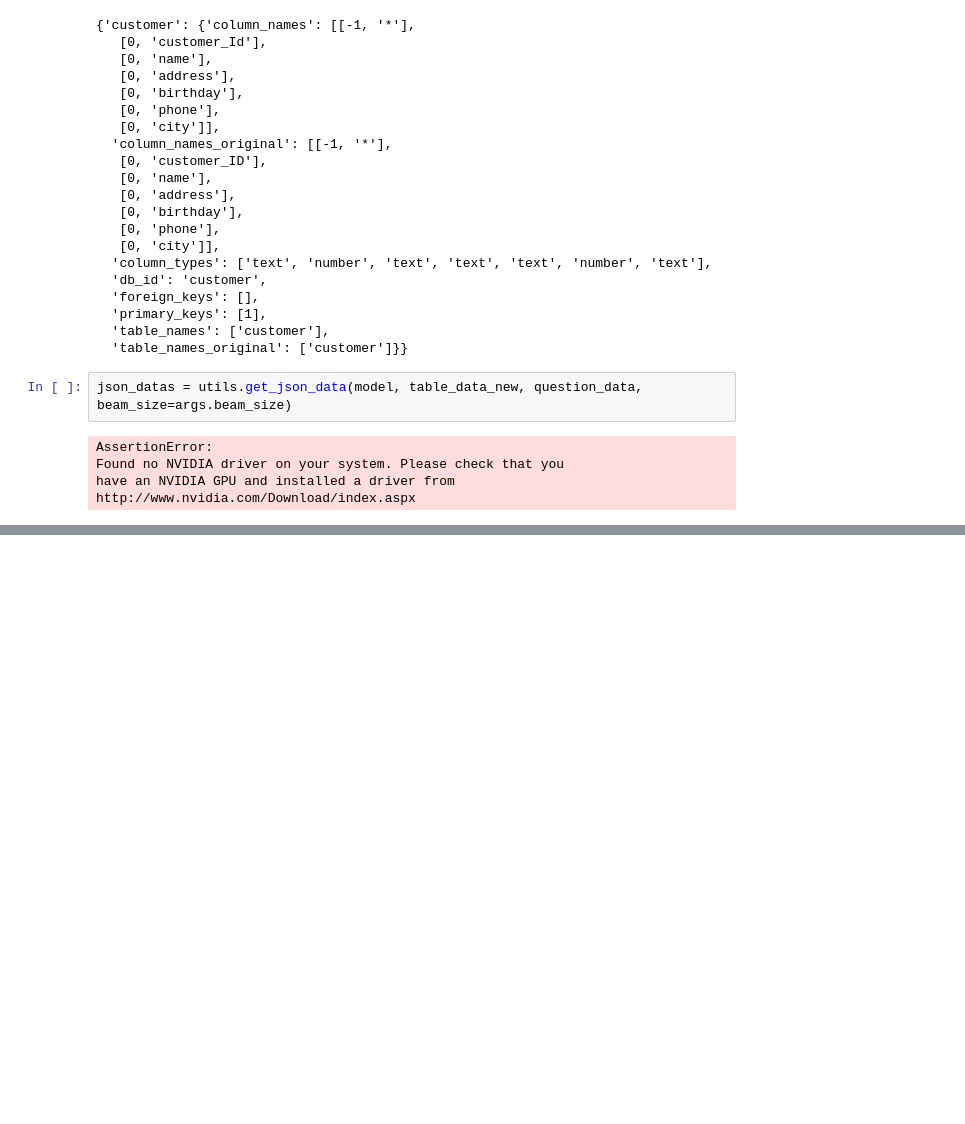
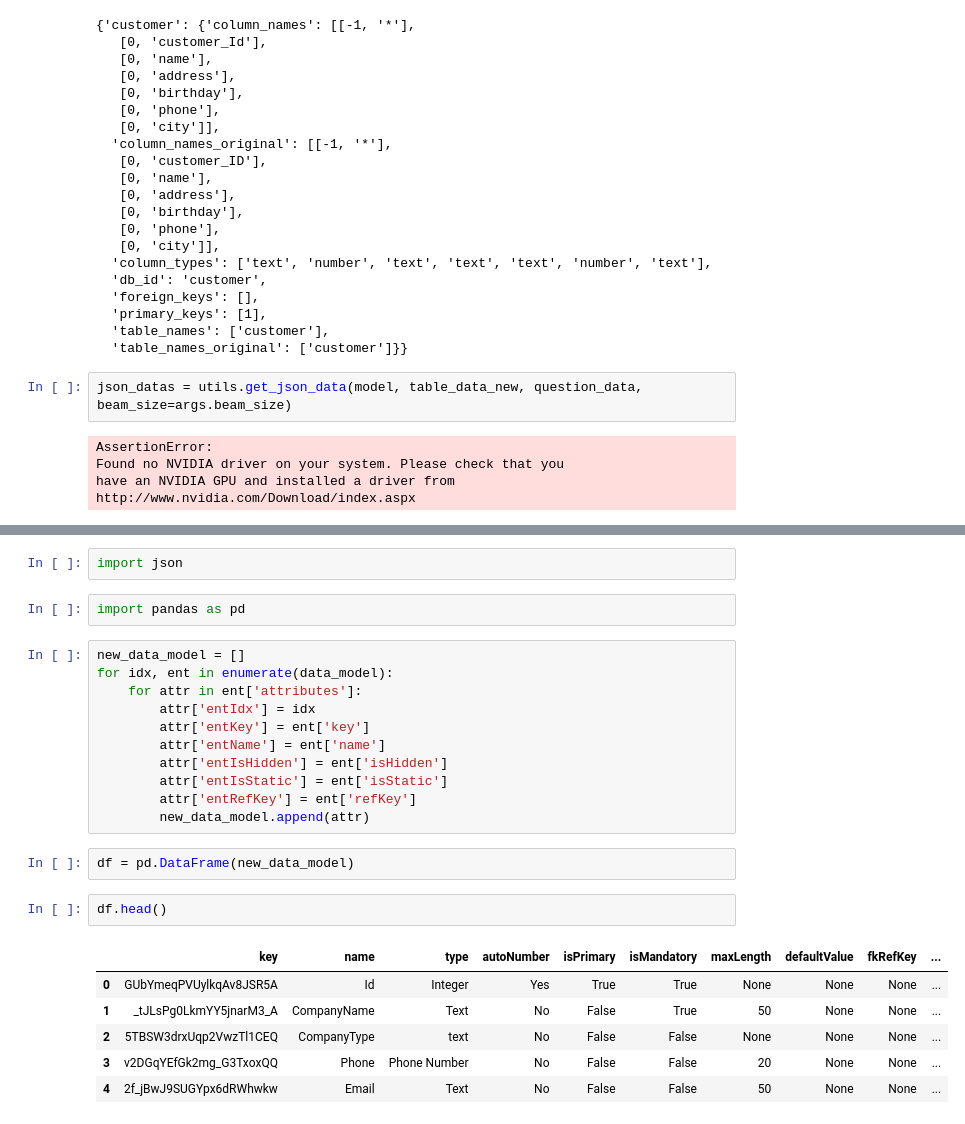
Before and after one commit to joaonadkarni/IRNet, a Jupyter notebook: notebook.ipynb, the cells around one changed output, grey strips where cells are left out. Cells and saved outputs as stored; diff of their text form; blank space fills up the shorter version.

Commit message:
updated notebook with data model to spider logic

```diff
--- a/notebook.ipynb
+++ b/notebook.ipynb
@@ -142,0 +395,26 @@ http://www.nvidia.com/Download/index.aspx
+# %%
+import json
+# %%
+import pandas as pd
+# %%
+new_data_model = []
+for idx, ent in enumerate(data_model):
+    for attr in ent['attributes']:
+        attr['entIdx'] = idx
+        attr['entKey'] = ent['key']
+        attr['entName'] = ent['name']
+        attr['entIsHidden'] = ent['isHidden']
+        attr['entIsStatic'] = ent['isStatic']
+        attr['entRefKey'] = ent['refKey']
+        new_data_model.append(attr)
+# %%
+df = pd.DataFrame(new_data_model)
+# %%
+df.head()
+# %% [output]
+|  | key | name | type | autoNumber | isPrimary | isMandatory | maxLength | defaultValue | fkRefKey | ... |
+| 0 | GUbYmeqPVUylkqAv8JSR5A | Id | Integer | Yes | True | True | None | None | None | ... |
+| 1 | _tJLsPg0LkmYY5jnarM3_A | CompanyName | Text | No | False | True | 50 | None | None | ... |
+| 2 | 5TBSW3drxUqp2VwzTl1CEQ | CompanyType | text | No | False | False | None | None | None | ... |
+| 3 | v2DGqYEfGk2mg_G3TxoxQQ | Phone | Phone Number | No | False | False | 20 | None | None | ... |
+| 4 | 2f_jBwJ9SUGYpx6dRWhwkw | Email | Text | No | False | False | 50 | None | None | ... |
```
Also changed, not shown: parts of 4 cells of this notebook.
